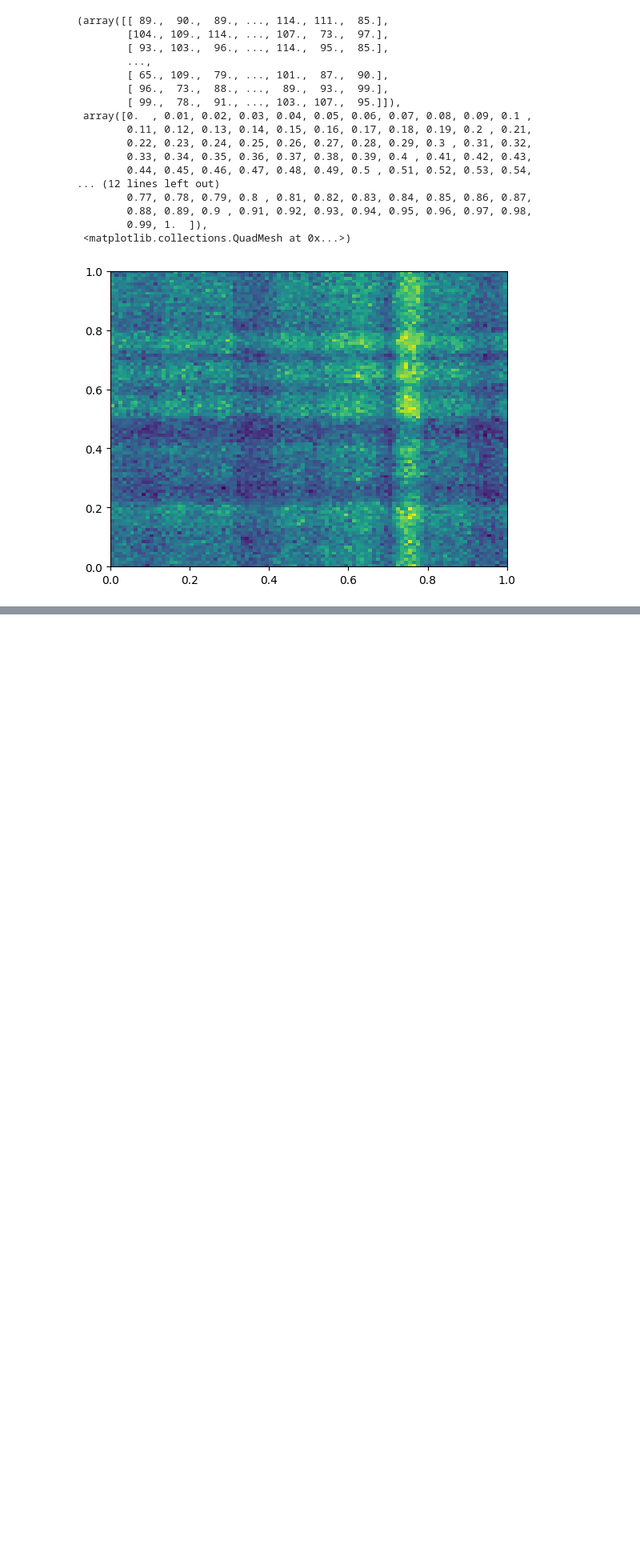
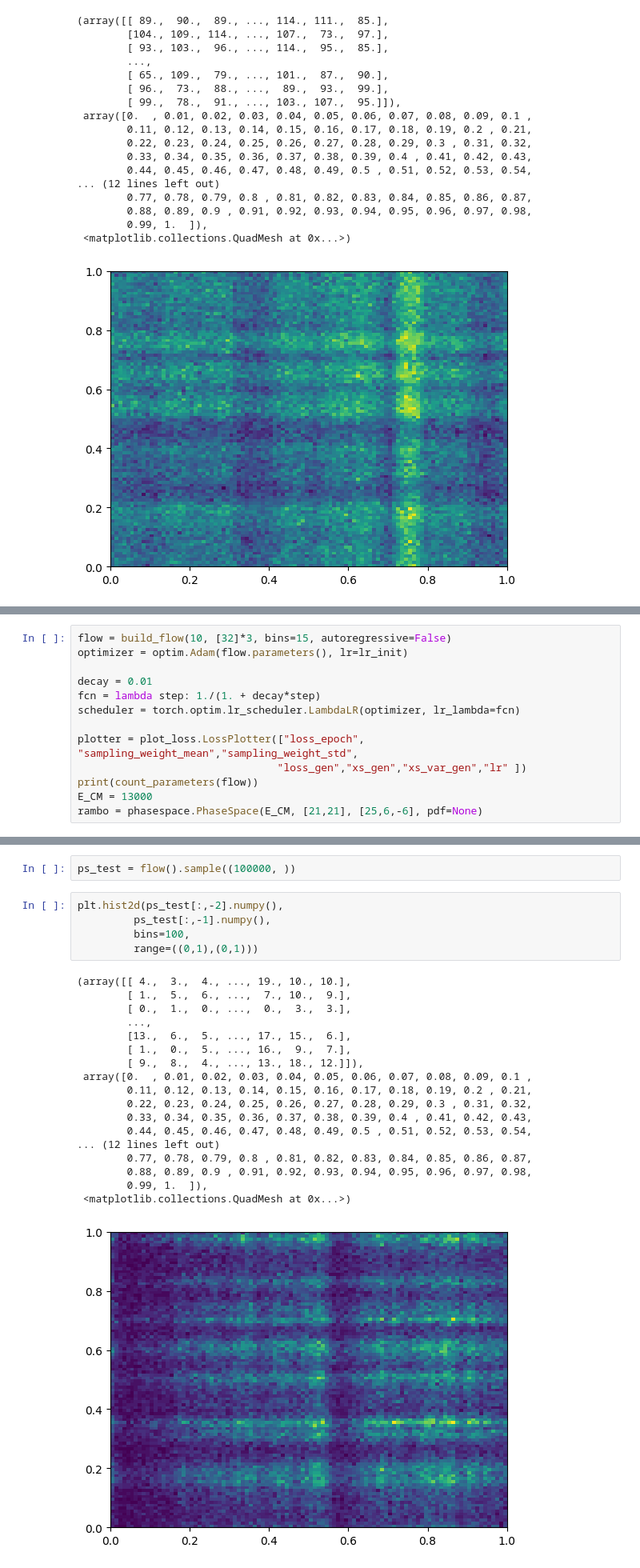
Before and after one commit to valsdav/MEMFlow, a Jupyter notebook: notebooks/TestFlows.ipynb, the cells around one changed output, grey strips where cells are left out. Shown at 80% size. Saved outputs shown, nothing was run; the diff lists cells and outputs as text; blank space fills up the shorter version.

Commit message:
Playing with flows for importance sampling

```diff
--- a/notebooks/TestFlows.ipynb
+++ b/notebooks/TestFlows.ipynb
@@ -299,0 +278,13 @@ plt.hist2d(initial[:,0].numpy(),
+# %%
+flow = build_flow(10, [32]*3, bins=15, autoregressive=False)
+optimizer = optim.Adam(flow.parameters(), lr=lr_init)
+
+decay = 0.01
+fcn = lambda step: 1./(1. + decay*step)
+scheduler = torch.optim.lr_scheduler.LambdaLR(optimizer, lr_lambda=fcn)
+
+plotter = plot_loss.LossPlotter(["loss_epoch", "sampling_weight_mean","sampling_weight_std",
+                                "loss_gen","xs_gen","xs_var_gen","lr" ])
+print(count_parameters(flow))
+E_CM = 13000
+rambo = phasespace.PhaseSpace(E_CM, [21,21], [25,6,-6], pdf=None)
@@ -299,0 +424,26 @@ plt.hist2d(initial[:,0].numpy(),
+# %%
+ps_test = flow().sample((100000, ))
+# %%
+plt.hist2d(ps_test[:,-2].numpy(),
+         ps_test[:,-1].numpy(),
+         bins=100,
+         range=((0,1),(0,1)))
+# %% [output]
+(array([[ 4.,  3.,  4., ..., 19., 10., 10.],
+        [ 1.,  5.,  6., ...,  7., 10.,  9.],
+        [ 0.,  1.,  0., ...,  0.,  3.,  3.],
+        ...,
+        [13.,  6.,  5., ..., 17., 15.,  6.],
+        [ 1.,  0.,  5., ..., 16.,  9.,  7.],
+        [ 9.,  8.,  4., ..., 13., 18., 12.]]),
+ array([0.  , 0.01, 0.02, 0.03, 0.04, 0.05, 0.06, 0.07, 0.08, 0.09, 0.1 ,
+        0.11, 0.12, 0.13, 0.14, 0.15, 0.16, 0.17, 0.18, 0.19, 0.2 , 0.21,
+        0.22, 0.23, 0.24, 0.25, 0.26, 0.27, 0.28, 0.29, 0.3 , 0.31, 0.32,
+        0.33, 0.34, 0.35, 0.36, 0.37, 0.38, 0.39, 0.4 , 0.41, 0.42, 0.43,
+        0.44, 0.45, 0.46, 0.47, 0.48, 0.49, 0.5 , 0.51, 0.52, 0.53, 0.54,
+... (12 lines left out)
+        0.77, 0.78, 0.79, 0.8 , 0.81, 0.82, 0.83, 0.84, 0.85, 0.86, 0.87,
+        0.88, 0.89, 0.9 , 0.91, 0.92, 0.93, 0.94, 0.95, 0.96, 0.97, 0.98,
+        0.99, 1.  ]),
+ <matplotlib.collections.QuadMesh at 0x...>)
+[figure, added]
```
Also changed, not shown: parts of 36 cells of this notebook, 1 other file.
